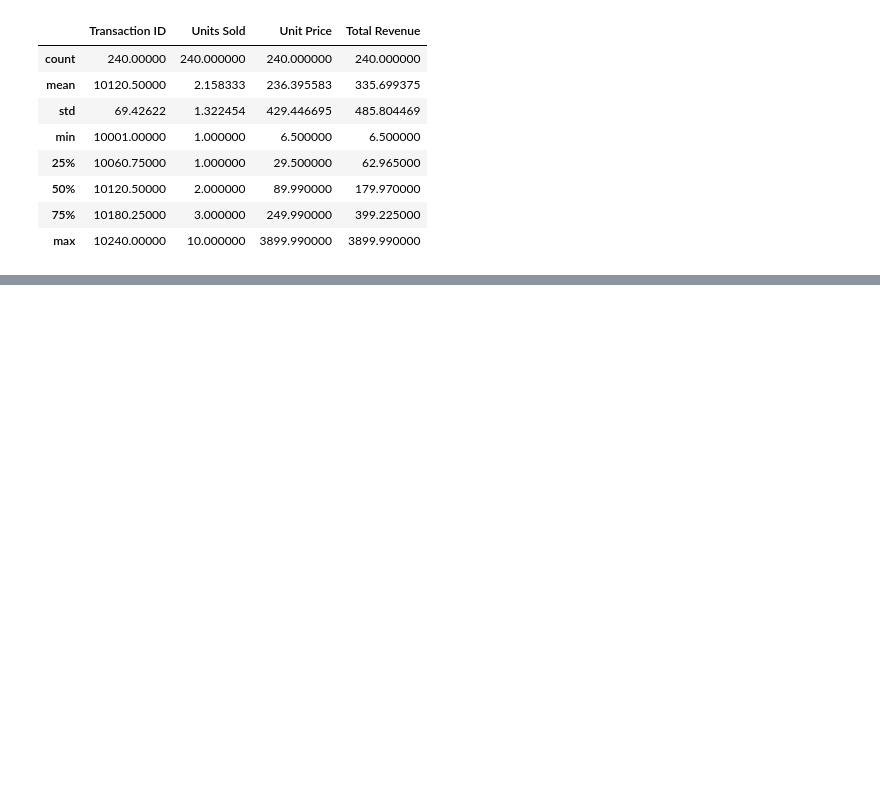
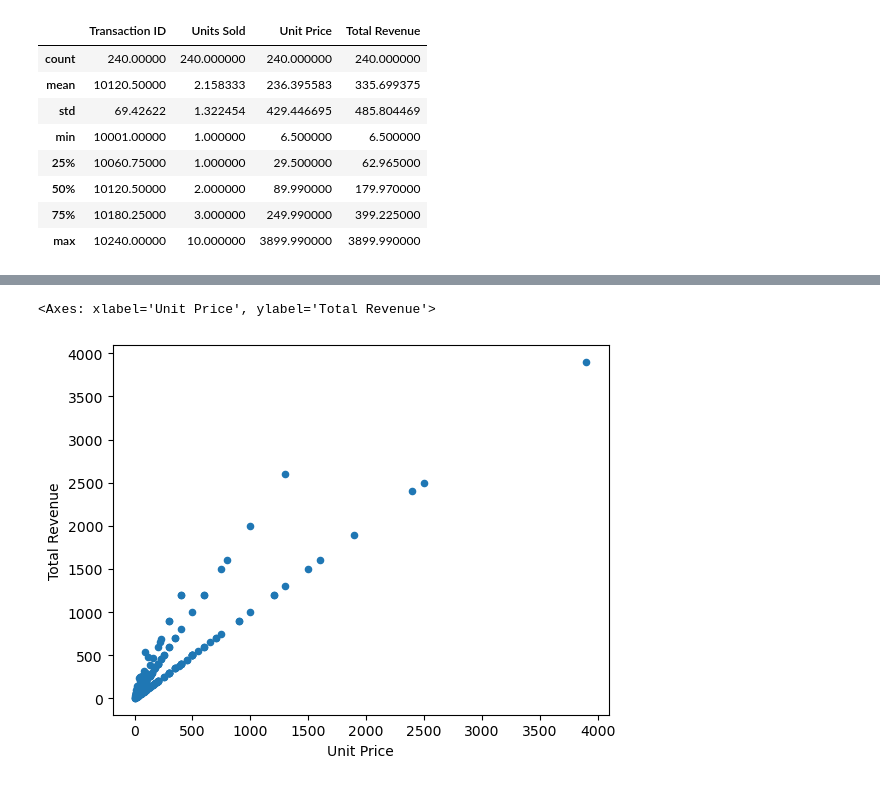
Before and after one commit to AnkurSatyarthi/Online-Sales-Dataset-Popular-Market-place-Data-Analysis-and-Total-Revenue-Predictions, a Jupyter notebook: sales.ipynb, the cells around one changed output, grey strips where cells are left out. Drawn from its saved outputs; the diff is of its cells as text; code cells hidden in the pictures; blank space fills up the shorter version.

```diff
--- a/sales.ipynb
+++ b/sales.ipynb
@@ -45,0 +57,5 @@ sales.describe()
+# %%
+sales.plot(kind='scatter',x='Unit Price',y='Total Revenue')
+# %% [output]
+<Axes: xlabel='Unit Price', ylabel='Total Revenue'>
+[figure, added]
```
Also changed, not shown: parts of 4 cells of this notebook.
